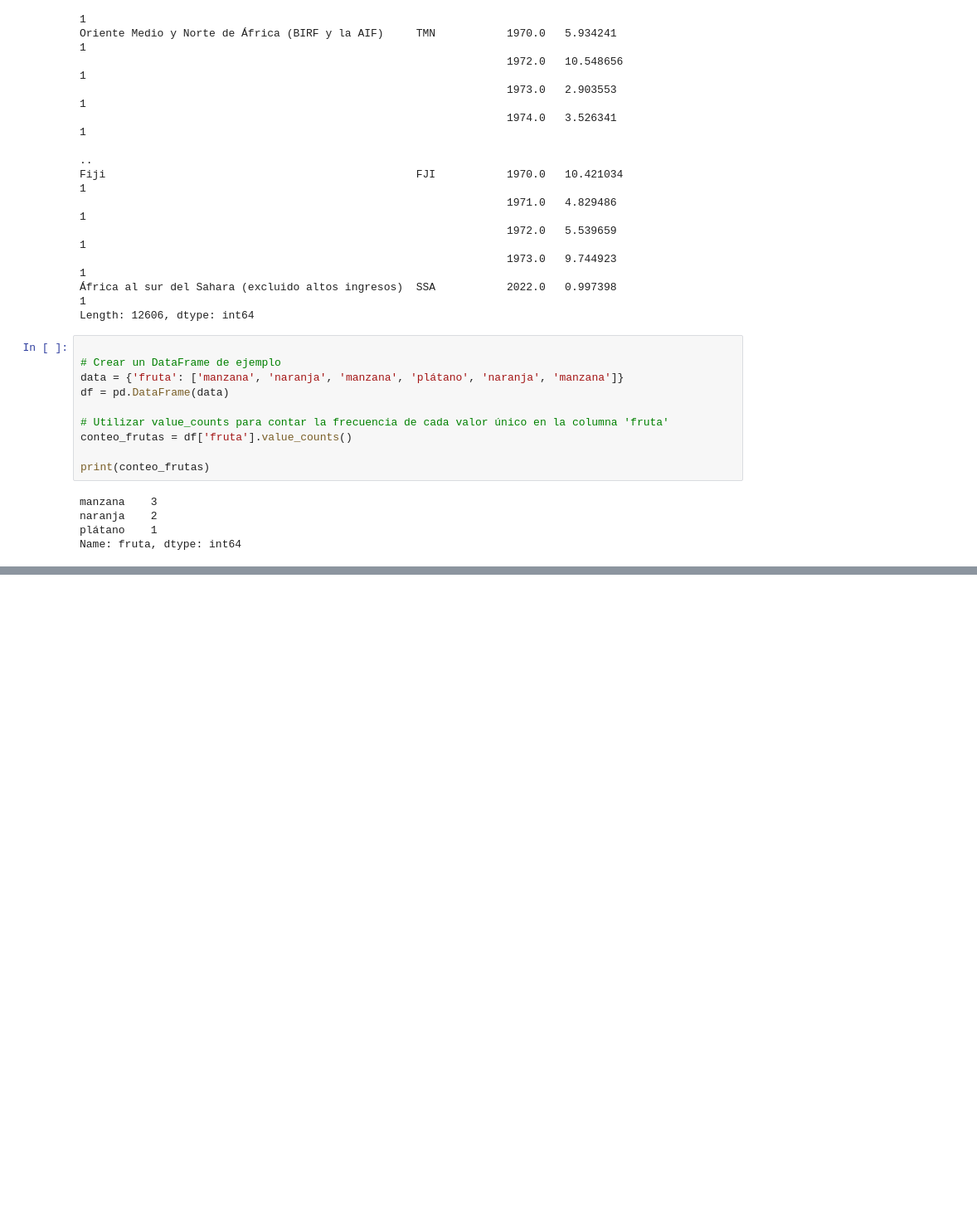
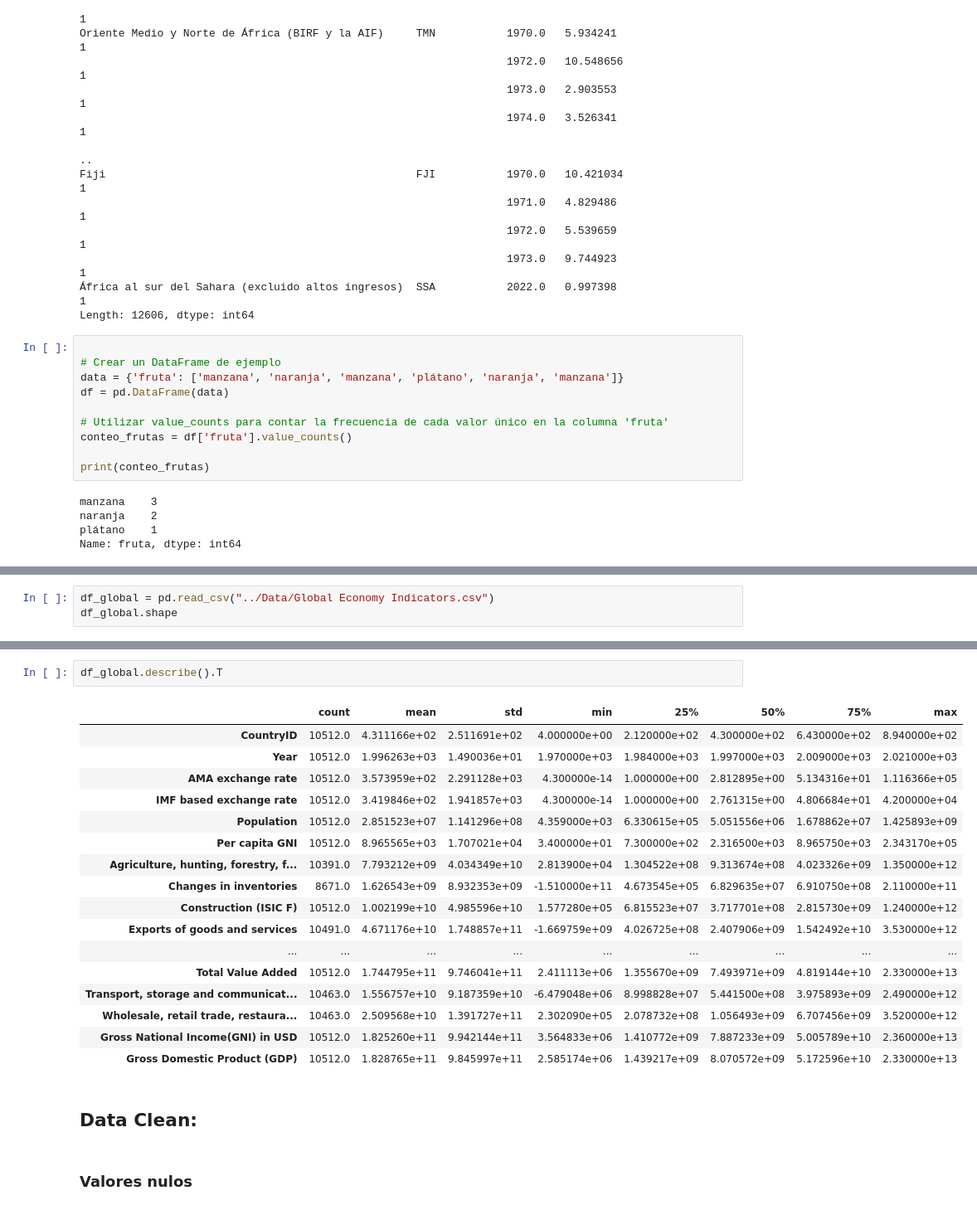
Before and after one commit to giottomillan/project_macro, a Jupyter notebook: Script-Python/data-clean.ipynb, the cells around one changed output, grey strips where cells are left out. Shown at 83% size. Saved outputs shown, nothing was run; the diff lists cells and outputs as text; blank space fills up the shorter version.

```diff
--- a/Script-Python/data-clean.ipynb
+++ b/Script-Python/data-clean.ipynb
@@ -90,0 +98,3 @@ Name: fruta, dtype: int64
+# %%
+df_global = pd.read_csv("../Data/Global Economy Indicators.csv")
+df_global.shape
@@ -90,0 +133,24 @@ Name: fruta, dtype: int64
+# %%
+df_global.describe().T
+# %% [output]
+|  | count | mean | std | min | 25% | 50% | 75% | max |
+| CountryID | 10512.0 | 4.311166e+02 | 2.511691e+02 | 4.000000e+00 | 2.120000e+02 | 4.300000e+02 | 6.430000e+02 | 8.940000e+02 |
+| Year | 10512.0 | 1.996263e+03 | 1.490036e+01 | 1.970000e+03 | 1.984000e+03 | 1.997000e+03 | 2.009000e+03 | 2.021000e+03 |
+| AMA exchange rate | 10512.0 | 3.573959e+02 | 2.291128e+03 | 4.300000e-14 | 1.000000e+00 | 2.812895e+00 | 5.134316e+01 | 1.116366e+05 |
+| IMF based exchange rate | 10512.0 | 3.419846e+02 | 1.941857e+03 | 4.300000e-14 | 1.000000e+00 | 2.761315e+00 | 4.806684e+01 | 4.200000e+04 |
+| Population | 10512.0 | 2.851523e+07 | 1.141296e+08 | 4.359000e+03 | 6.330615e+05 | 5.051556e+06 | 1.678862e+07 | 1.425893e+09 |
+| Per capita GNI | 10512.0 | 8.965565e+03 | 1.707021e+04 | 3.400000e+01 | 7.300000e+02 | 2.316500e+03 | 8.965750e+03 | 2.343170e+05 |
+| Agriculture, hunting, forestry, f... | 10391.0 | 7.793212e+09 | 4.034349e+10 | 2.813900e+04 | 1.304522e+08 | 9.313674e+08 | 4.023326e+09 | 1.350000e+12 |
+| Changes in inventories | 8671.0 | 1.626543e+09 | 8.932353e+09 | -1.510000e+11 | 4.673545e+05 | 6.829635e+07 | 6.910750e+08 | 2.110000e+11 |
+| Construction (ISIC F) | 10512.0 | 1.002199e+10 | 4.985596e+10 | 1.577280e+05 | 6.815523e+07 | 3.717701e+08 | 2.815730e+09 | 1.240000e+12 |
+| Exports of goods and services | 10491.0 | 4.671176e+10 | 1.748857e+11 | -1.669759e+09 | 4.026725e+08 | 2.407906e+09 | 1.542492e+10 | 3.530000e+12 |
+| ... | ... | ... | ... | ... | ... | ... | ... | ... |
+| Total Value Added | 10512.0 | 1.744795e+11 | 9.746041e+11 | 2.411113e+06 | 1.355670e+09 | 7.493971e+09 | 4.819144e+10 | 2.330000e+13 |
+| Transport, storage and communicat... | 10463.0 | 1.556757e+10 | 9.187359e+10 | -6.479048e+06 | 8.998828e+07 | 5.441500e+08 | 3.975893e+09 | 2.490000e+12 |
+| Wholesale, retail trade, restaura... | 10463.0 | 2.509568e+10 | 1.391727e+11 | 2.302090e+05 | 2.078732e+08 | 1.056493e+09 | 6.707456e+09 | 3.520000e+12 |
+| Gross National Income(GNI) in USD | 10512.0 | 1.825260e+11 | 9.942144e+11 | 3.564833e+06 | 1.410772e+09 | 7.887233e+09 | 5.005789e+10 | 2.360000e+13 |
+| Gross Domestic Product (GDP) | 10512.0 | 1.828765e+11 | 9.845997e+11 | 2.585174e+06 | 1.439217e+09 | 8.070572e+09 | 5.172596e+10 | 2.330000e+13 |
+# %% [markdown]
+## Data Clean:
+# %% [markdown]
+### Valores nulos
```
Also changed, not shown: parts of 39 cells of this notebook, 3 other files.
